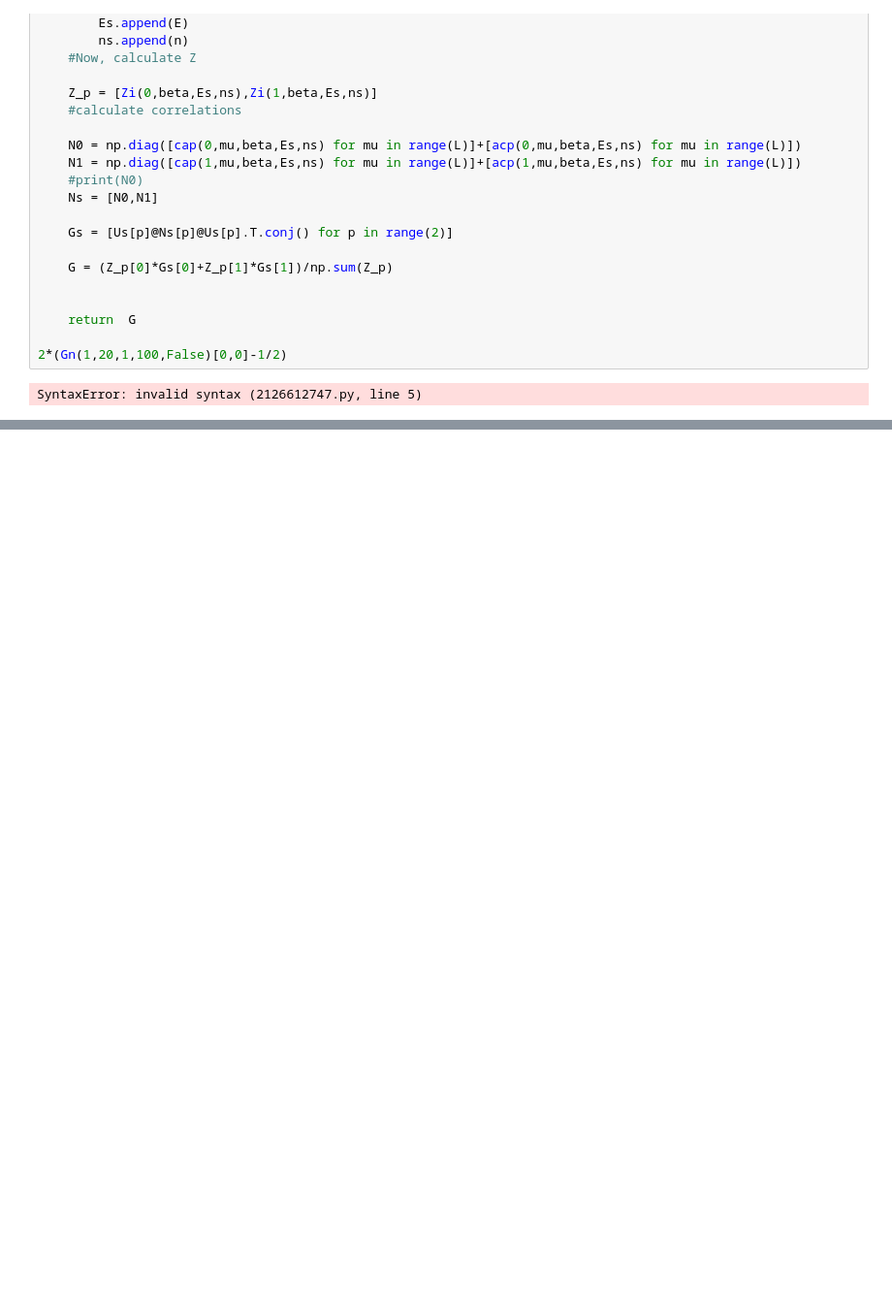
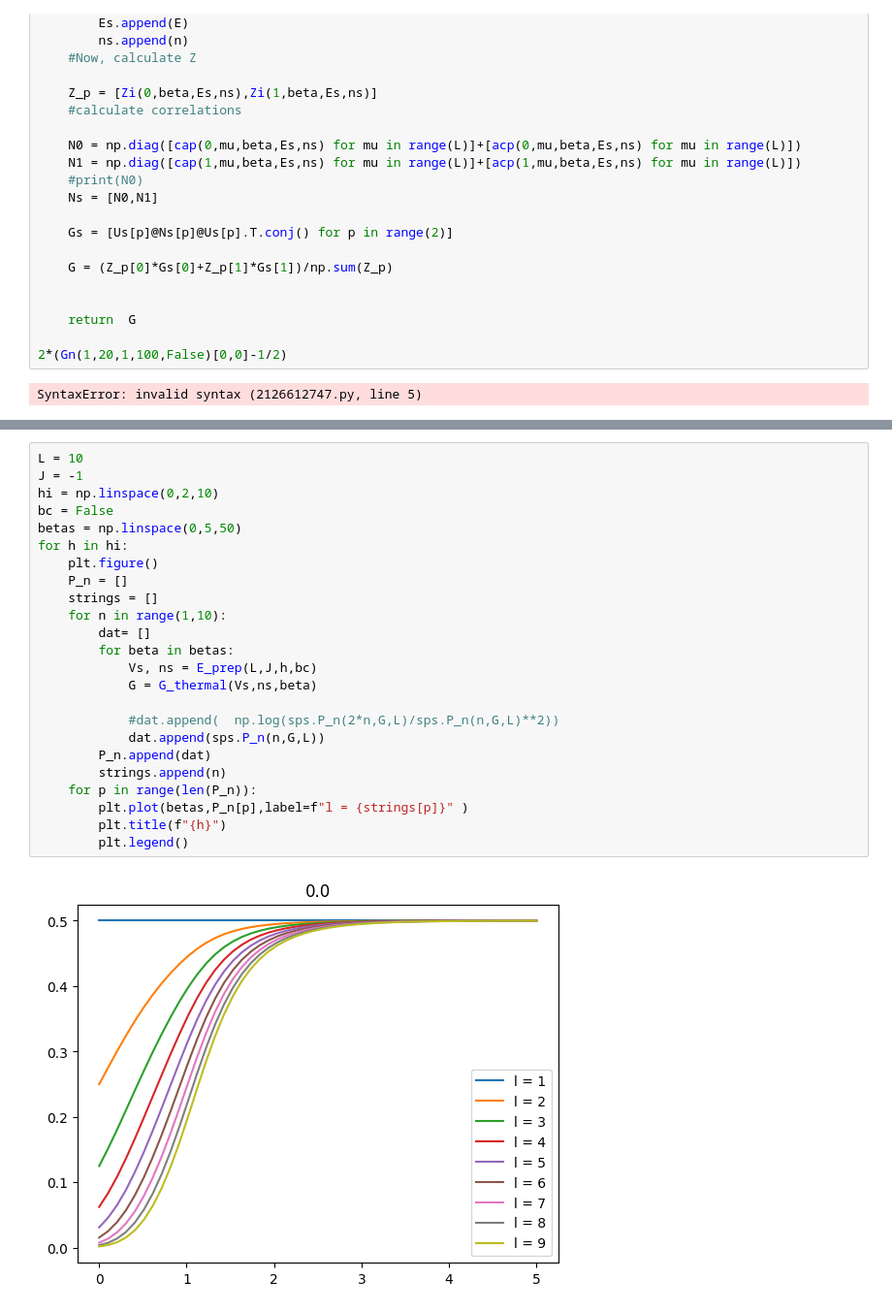
Before and after one commit to KristianMunnikhuis/subsystem_loschmidt_echo, a Jupyter notebook: scripts/mutual_info/exact_diag/Thermal Test/thermal_tests.ipynb, the cells around one changed output, grey strips where cells are left out. Shown at 97% size. Drawn from its saved outputs; the diff is of its cells as text; blank space fills up the shorter version.

Commit message:
G_thermal is finally done

```diff
--- a/scripts/mutual_info/exact_diag/Thermal Test/thermal_tests.ipynb
+++ b/scripts/mutual_info/exact_diag/Thermal Test/thermal_tests.ipynb
@@ -314,0 +415,26 @@ np.float64(6.978310346473924e-126)
+# %%
+L = 10
+J = -1
+hi = np.linspace(0,2,10)
+bc = False
+betas = np.linspace(0,5,50)
+for h in hi:
+    plt.figure()
+    P_n = []
+    strings = []
+    for n in range(1,10):
+        dat= []
+        for beta in betas:
+            Vs, ns = E_prep(L,J,h,bc)
+            G = G_thermal(Vs,ns,beta)
+
+            #dat.append(  np.log(sps.P_n(2*n,G,L)/sps.P_n(n,G,L)**2))
+            dat.append(sps.P_n(n,G,L))
+        P_n.append(dat)
+        strings.append(n)
+    for p in range(len(P_n)):
+        plt.plot(betas,P_n[p],label=f"l = {strings[p]}" )
+        plt.title(f"{h}")
+        plt.legend()
+# %% [output]
+[figure, added]
```
Also changed, not shown: parts of 7 cells of this notebook, 1 other file.
